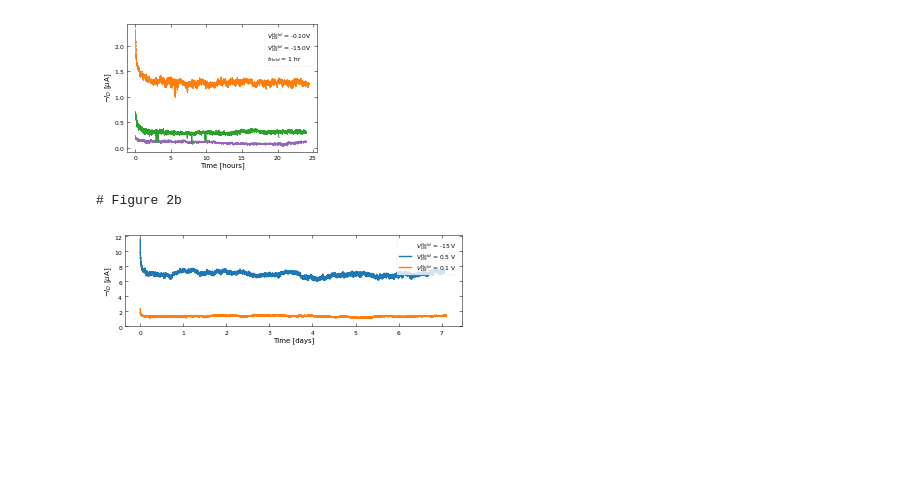
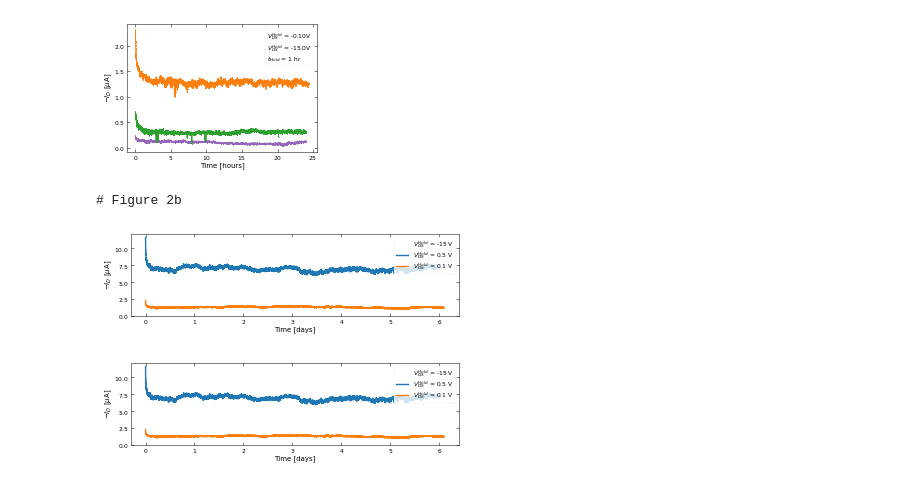
Before and after one commit to stevennoyce/CNT_IV, a Jupyter notebook: b2912a/notebooks/Bias Stress Figures 1.ipynb, the cells around one changed output. Cells and saved outputs as stored; diff of their text form; code cells hidden in the pictures; blank space fills up the shorter version.

Commit message:
Small changes to a figure

```diff
--- a/b2912a/notebooks/Bias Stress Figures 1.ipynb
+++ b/b2912a/notebooks/Bias Stress Figures 1.ipynb
@@ -1171,6 +1171,7 @@ print('# Figure 2b')
 parametersSets1 = dlu.loadJSON('data/stevenjay/BiasStress1/C127/X/15-16/', 'StaticBias.json')
 parametersSets1 = dlu.filterHistoryGreaterThan(parametersSets1, 'experimentNumber', 4)
 parametersSets1 = dlu.filterHistoryLessThan(parametersSets1, 'experimentNumber', 4)
+parametersSets1 = parametersSets1[:-24]
 
 initialTime = parametersSets1[0]['Results']['timestamps'][0]
 timestamps1 = np.array([])
@@ -1184,32 +1185,33 @@ for parameters in parametersSets1:
     Ids1 = np.append(Ids1, np.array(parameters['Results']['id_data']))
 
 parametersSets2 = dlu.loadJSON('data/stevenjay/BiasStress1/C127/X/15-16/', 'StaticBias.json')
 parametersSets2 = dlu.filterHistoryGreaterThan(parametersSets2, 'experimentNumber', 7)
 parametersSets2 = dlu.filterHistoryLessThan(parametersSets2, 'experimentNumber', 7)
 
 initialTime = parametersSets2[0]['Results']['timestamps'][0]
 timestamps2 = np.array([])
 Ids2 = np.array([])
 
 for parameters in parametersSets2:
     timestamps = np.array(parameters['Results']['timestamps'])
-    timestamps2 = np.append(timestamps2, (timestamps - initialTime)/3600/20.3)
+    timestamps2 = np.append(timestamps2, (timestamps - initialTime)/3600/24)
     Ids2 = np.append(Ids2, np.array(parameters['Results']['id_data']))
 
 def rollingMean(x, N):
     return np.convolve(x, np.ones((N,))/N, mode='valid')
 
 ax.plot(timestamps2, abs(Ids2)/1e-6, label='$V_{{DS}}^{{Hold}}$ = 0.5 V')
 ax.plot(timestamps1, abs(Ids1)/1e-6, label='$V_{{DS}}^{{Hold}}$ = 0.1 V')
 ax.set_xlabel('Time [days]')
 ax.set_ylabel('$-I_D$ [$\mu$A]')
 leg = plt.legend(loc='upper right', title='$V_{{GS}}^{{Hold}}$ = -15 V', labelspacing=0)
 leg._legend_box.align = "right"
 leg.get_title().set_fontsize('6')
 ax.set_ylim(ymin=0)
 fig.tight_layout()
 fig.savefig(saveFolder + '/Figure 2b - Long Term.png', transparent=True, dpi=300)
 fig
 # %% [output]
 # Figure 2b
-[figure, old version]
+[figure, new version]
+[figure, added]
```
Also changed, not shown: 1 other file.
